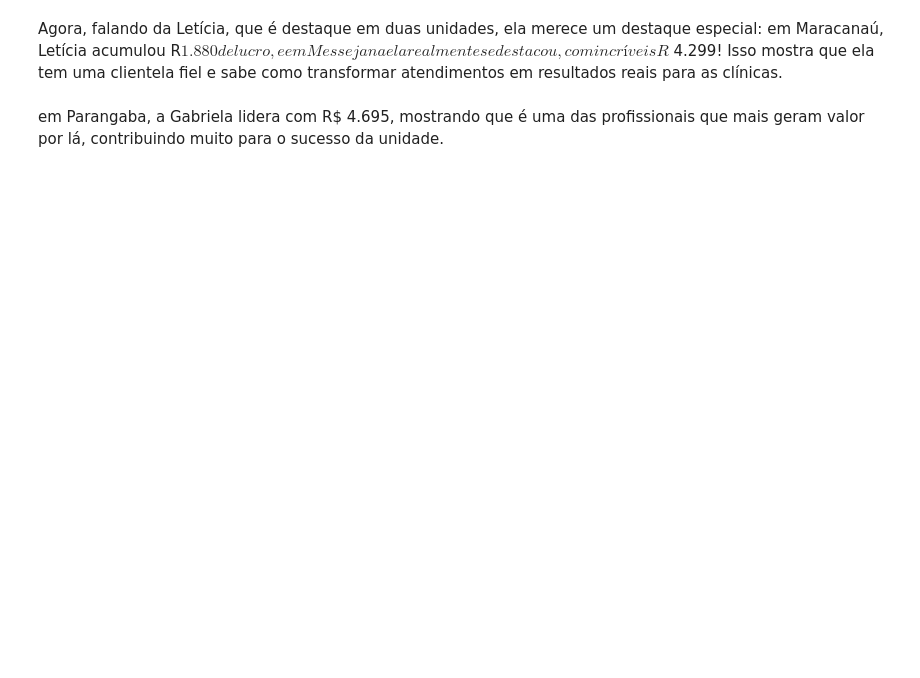
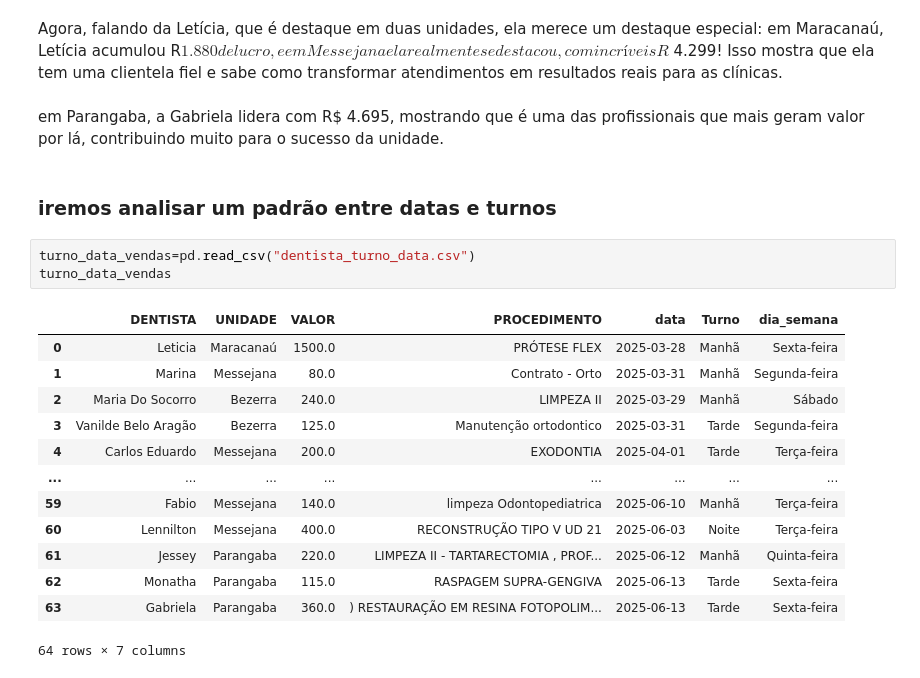
Before and after one commit to NatanGit85/totalis_odonto_particular_14-06-2025, a Jupyter notebook: analise_final_14062025-1.ipynb, the cells around one changed output. Drawn from its saved outputs; the diff is of its cells as text; blank space fills up the shorter version.

```diff
--- a/analise_final_14062025-1.ipynb
+++ b/analise_final_14062025-1.ipynb
@@ -494,3 +518,22 @@ Passing `palette` without assigning `hue` is deprecated and will be removed in v
 Agora, falando da Letícia, que é destaque em duas unidades, ela merece um destaque especial: em Maracanaú, Letícia acumulou R$ 1.880 de lucro, e em Messejana ela realmente se destacou, com incríveis R$ 4.299! Isso mostra que ela tem uma clientela fiel e sabe como transformar atendimentos em resultados reais para as clínicas.
 # %% [markdown]
 em Parangaba, a Gabriela lidera com R$ 4.695, mostrando que é uma das profissionais que mais geram valor por lá, contribuindo muito para o sucesso da unidade.
+# %% [markdown]
+###  iremos analisar um padrão entre datas e turnos
+# %%
+turno_data_vendas=pd.read_csv("dentista_turno_data.csv")
+turno_data_vendas
+# %% [output]
+|  | DENTISTA | UNIDADE | VALOR | PROCEDIMENTO | data | Turno | dia_semana |
+| 0 | Leticia | Maracanaú | 1500.0 | PRÓTESE FLEX | 2025-03-28 | Manhã | Sexta-feira |
+| 1 | Marina | Messejana | 80.0 | Contrato - Orto | 2025-03-31 | Manhã | Segunda-feira |
+| 2 | Maria Do Socorro | Bezerra | 240.0 | LIMPEZA II | 2025-03-29 | Manhã | Sábado |
+| 3 | Vanilde Belo Aragão | Bezerra | 125.0 | Manutenção ortodontico | 2025-03-31 | Tarde | Segunda-feira |
+| 4 | Carlos Eduardo | Messejana | 200.0 | EXODONTIA | 2025-04-01 | Tarde | Terça-feira |
+| ... | ... | ... | ... | ... | ... | ... | ... |
+| 59 | Fabio | Messejana | 140.0 | limpeza Odontopediatrica | 2025-06-10 | Manhã | Terça-feira |
+| 60 | Lennilton | Messejana | 400.0 | RECONSTRUÇÃO TIPO V UD 21 | 2025-06-03 | Noite | Terça-feira |
+| 61 | Jessey | Parangaba | 220.0 | LIMPEZA II - TARTARECTOMIA , PROF... | 2025-06-12 | Manhã | Quinta-feira |
+| 62 | Monatha | Parangaba | 115.0 | RASPAGEM SUPRA-GENGIVA | 2025-06-13 | Tarde | Sexta-feira |
+| 63 | Gabriela | Parangaba | 360.0 | ) RESTAURAÇÃO EM RESINA FOTOPOLIM... | 2025-06-13 | Tarde | Sexta-feira |
+64 rows × 7 columns
```
Also changed, not shown: parts of 6 cells of this notebook, 2 other files.
